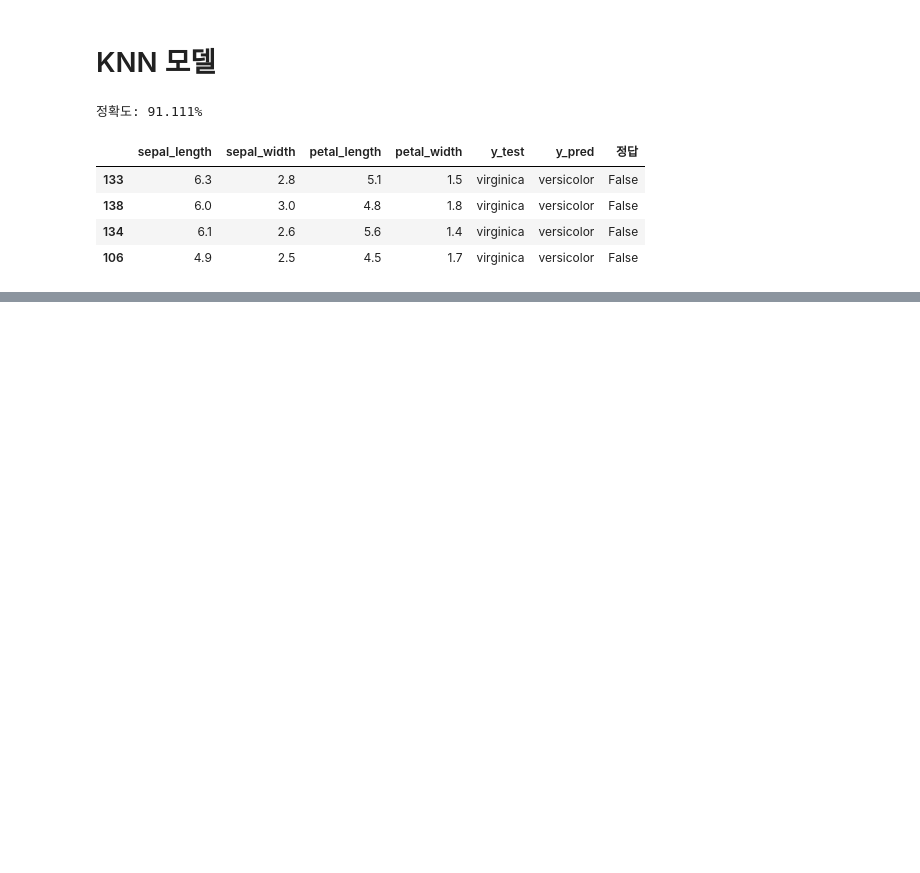
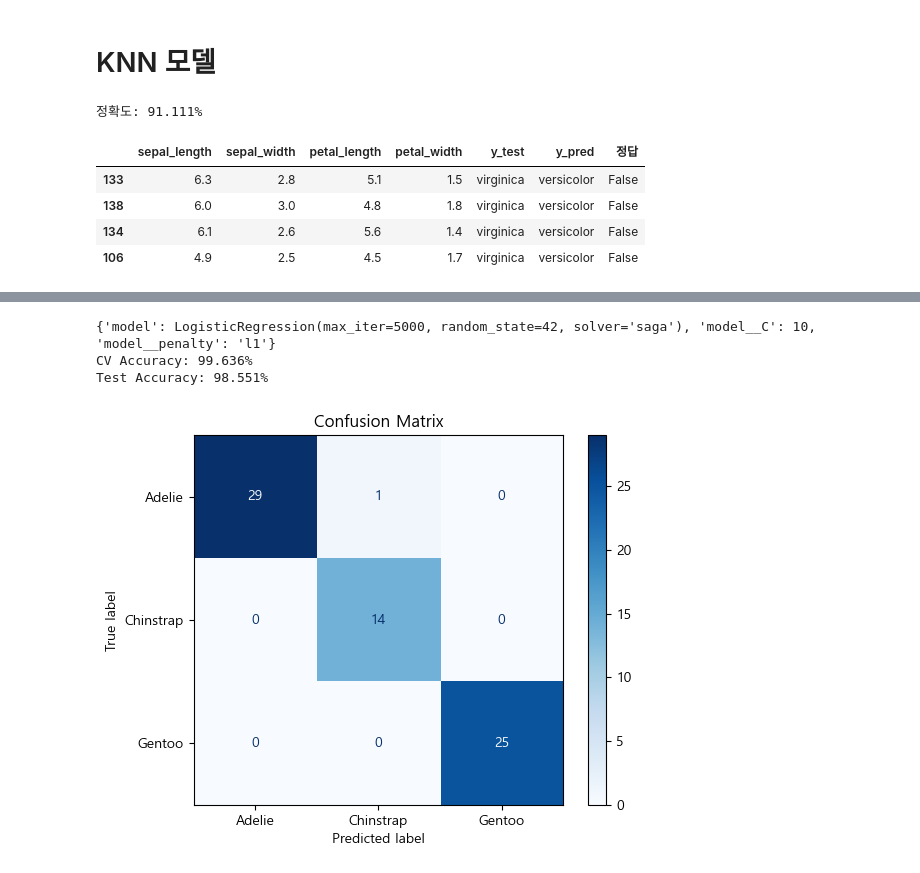
Before and after one commit to pookopook/AIchemist, a Jupyter notebook: ML_lecture/2026_python_from_Basic_to_ML/2609_python_ML/day02_python_ml_supervisedLearning.ipynb, the cells around one changed output, grey strips where cells are left out. Drawn from its saved outputs; the diff is of its cells as text; code cells hidden in the pictures; blank space fills up the shorter version.

```diff
--- a/ML_lecture/2026_python_from_Basic_to_ML/2609_python_ML/day02_python_ml_supervisedLearning.ipynb
+++ b/ML_lecture/2026_python_from_Basic_to_ML/2609_python_ML/day02_python_ml_supervisedLearning.ipynb
@@ -319,0 +461,10 @@ display(X_train_scaled.shape)
+# %%
+# 데이터 분할
+X_train, X_test, y_train, y_test = train_test_split(
+    df[cat_cols + num_cols], df[target_col],
+    test_size=0.2, stratify=df[target_col],
+    random_state=42
+)
+# y를 1차원 배열로 변환
+y_train = y_train.values.ravel()
+y_test = y_test.values.ravel()
@@ -319,0 +615,32 @@ display(X_train_scaled.shape)
+# %%
+best_model = grid.best_estimator_
+
+print(grid.best_params_)
+print(f"CV Accuracy: {grid.best_score_:.3%}")
+print(f"Test Accuracy: {best_model.score(X_test, y_test):.3%}")
+# %% [output]
+{'model': LogisticRegression(max_iter=5000, random_state=42, solver='saga'), 'model__C': 10, 'model__penalty': 'l1'}
+CV Accuracy: 99.636%
+Test Accuracy: 98.551%
+# %%
+import matplotlib.pyplot as plt
+import seaborn as sns
+from sklearn.metrics import confusion_matrix, ConfusionMatrixDisplay
+
+# 예측
+y_pred = grid.predict(X_test)
+
+# 혼동행렬
+cm = confusion_matrix(y_test, y_pred)
+
+# 시각화
+disp = ConfusionMatrixDisplay(
+    confusion_matrix=cm,
+    display_labels=grid.classes_
+)
+
+disp.plot(cmap='Blues', values_format='d')
+plt.title('Confusion Matrix')
+plt.show()
+# %% [output]
+[figure, added]
```
Also changed, not shown: parts of 30 cells of this notebook.
